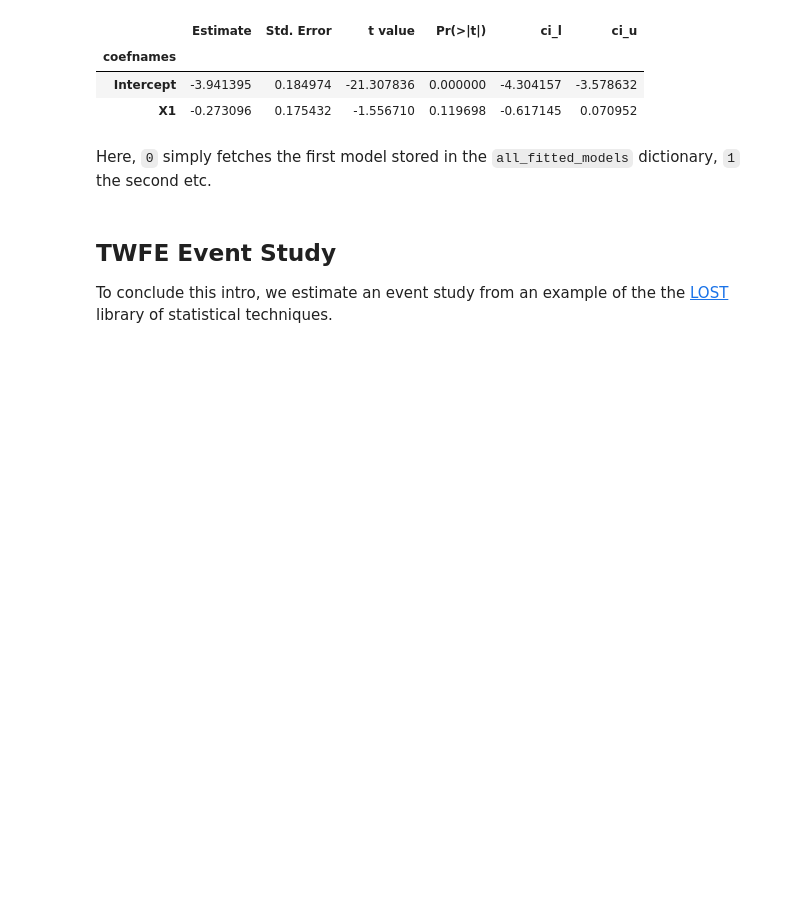
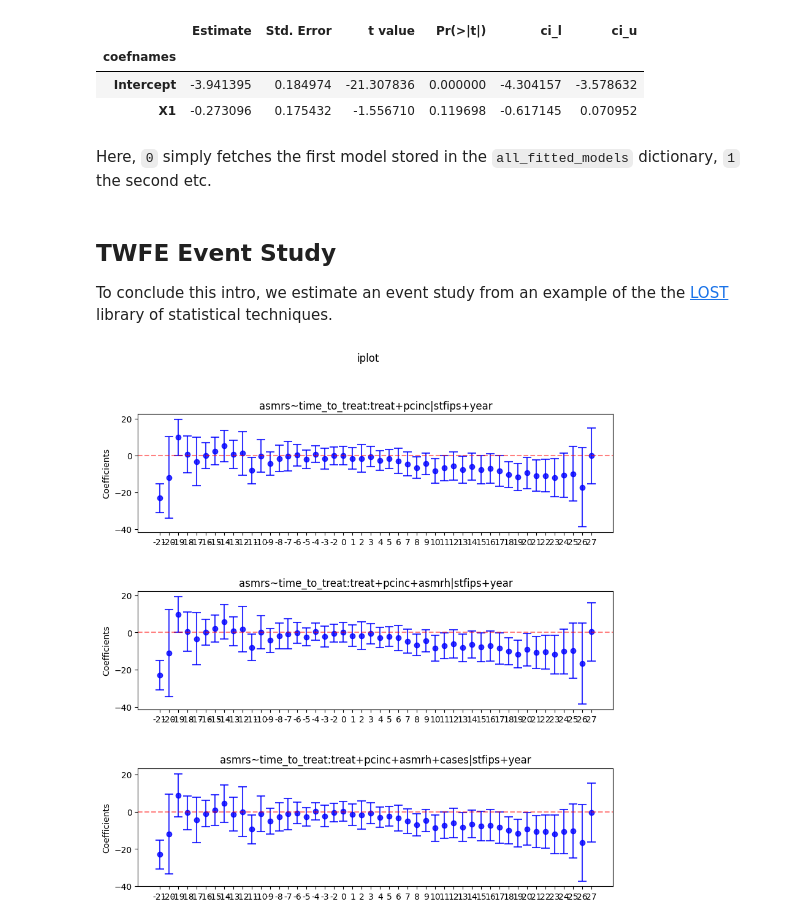
Before and after one commit to py-econometrics/pyfixest, a Jupyter notebook: docs/tutorial.ipynb, the cells around one changed output. Drawn from its saved outputs; the diff is of its cells as text; code cells hidden in the pictures; blank space fills up the shorter version.

```diff
--- a/docs/tutorial.ipynb
+++ b/docs/tutorial.ipynb
@@ -196,16 +190,18 @@ To conclude this intro, we estimate an event study from an example of the the [L
 # %%
 import pandas as pd
 import numpy as np
 from pyfixest import Fixest
 
 # Read in data
 df = pd.read_csv("https://raw.githubusercontent.com/LOST-STATS/LOST-STATS.github.io/master/Model_Estimation/Data/Event_Study_DiD/bacon_example.csv")
 
 df['time_to_treat'] = (df['year'] - df['_nfd'] ).fillna(0).astype(int)
 df['time_to_treat'] = pd.Categorical(df.time_to_treat, np.sort(df.time_to_treat.unique()))
 df['treat'] = np.where(pd.isna(df['_nfd']), 0, 1)
 
 fixest = Fixest(df)
 fml = 'asmrs ~ i(time_to_treat, treat, ref = -1) + csw(pcinc, asmrh, cases) | stfips + year'
 fixest.feols(fml, vcov = {'CRV1':'stfips'})
-fixest.iplot()
+fixest.iplot(yintercept = 0)
+# %% [output]
+[figure, added]
```
Also changed, not shown: parts of 7 cells of this notebook.
